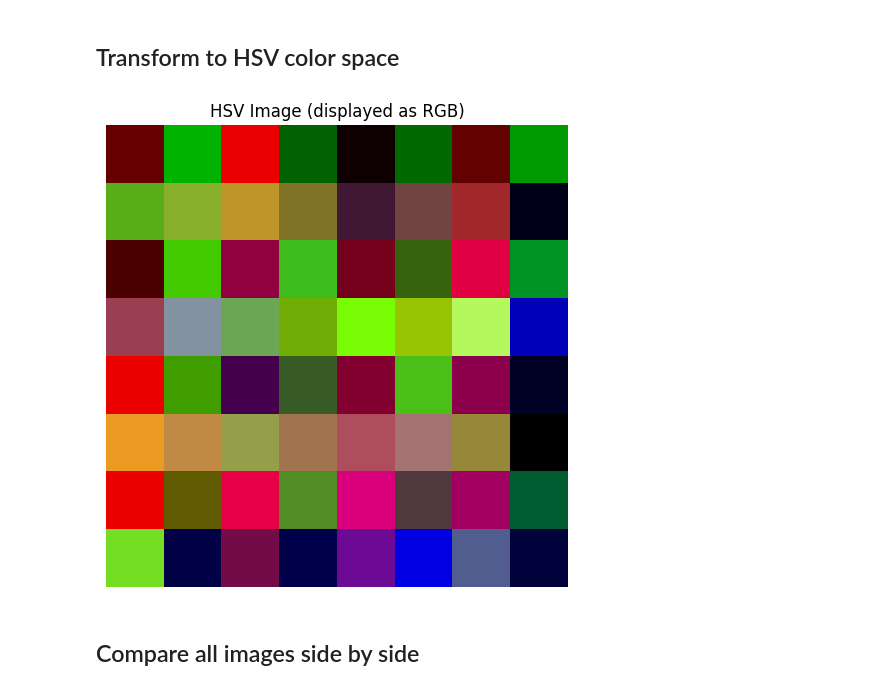
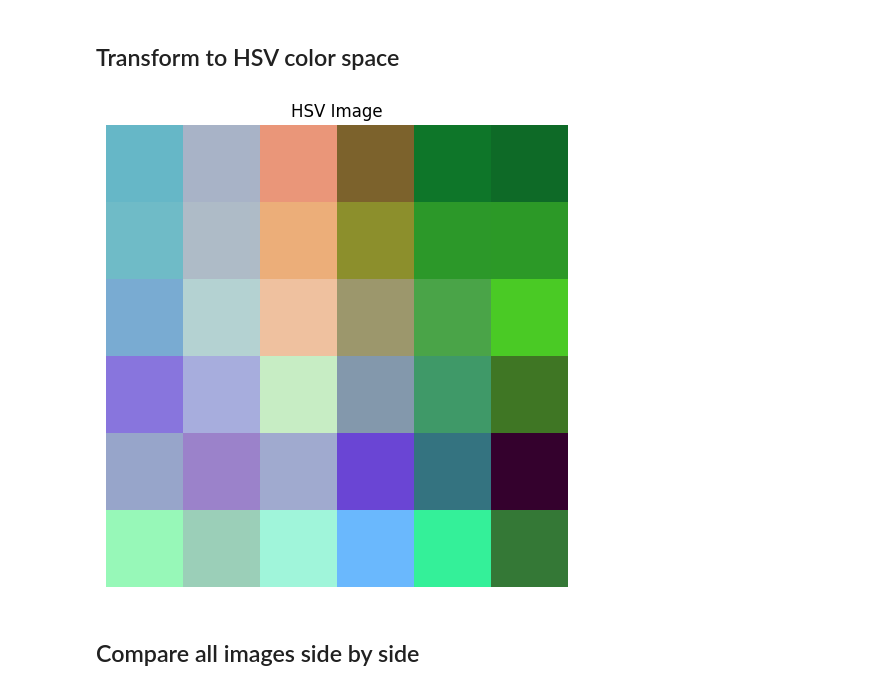
Before and after one commit to YoussefHassanien/Image-Processing-Tasks, a Jupyter notebook: Task 2/Interpolation.ipynb, the cells around one changed output. Cells and saved outputs as stored; diff of their text form; code cells hidden in the pictures.

```diff
--- a/Task 2/Interpolation.ipynb
+++ b/Task 2/Interpolation.ipynb
@@ -9,7 +9,7 @@ import matplotlib.pyplot as plt
 np.random.seed(42)
 
 # Step 1: Generate a random matrix M × N of values 0-255
-M, N = 8, 8  # Define dimensions
+M, N = 6, 6  # Define dimensions
 raw_image = np.random.randint(0, 256, size=(M, N, 3), dtype=np.uint8)
 
 # Visualize the raw random image
@@ -137,16 +265,13 @@ plt.show()
 # %%
 hsv_image = cv2.cvtColor(demosaiced_image, cv2.COLOR_RGB2HSV)
 
-# For proper visualization (convert back to RGB)
-hsv_display = cv2.cvtColor(hsv_image, cv2.COLOR_HSV2RGB)
-
 plt.figure(figsize=(6, 6))
-plt.imshow(hsv_display)
-plt.title('HSV Image (displayed as RGB)')
+plt.imshow(demosaiced_image, cmap="hsv")
+plt.title('HSV Image')
 plt.axis('off')
 plt.show()
 # %% [output]
-[figure, old version]
+[figure, new version]
 # %% [markdown]
 ## Compare all images side by side
 # %%
```
Also changed, not shown: parts of 21 cells of this notebook, 1 other file.
